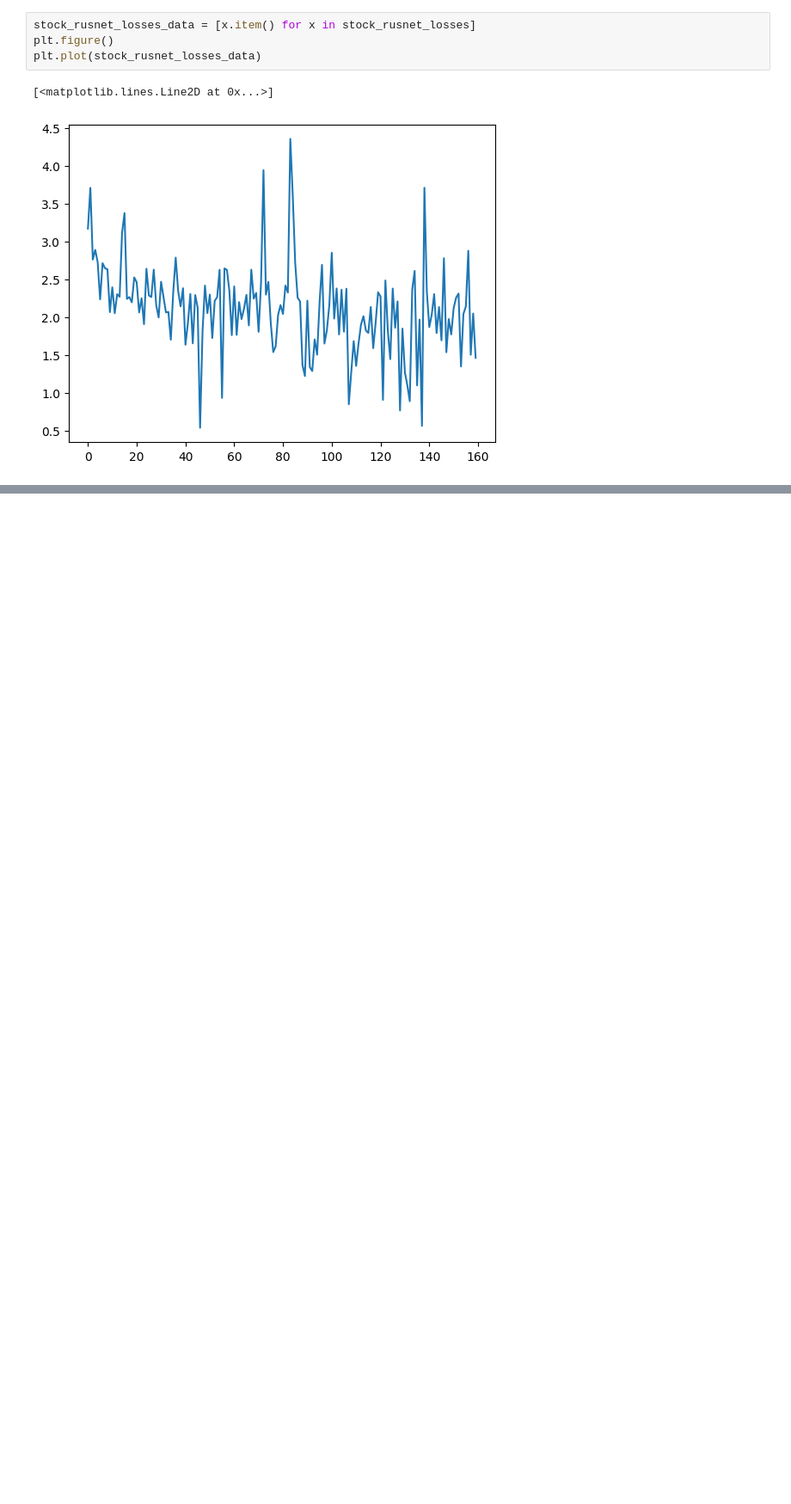
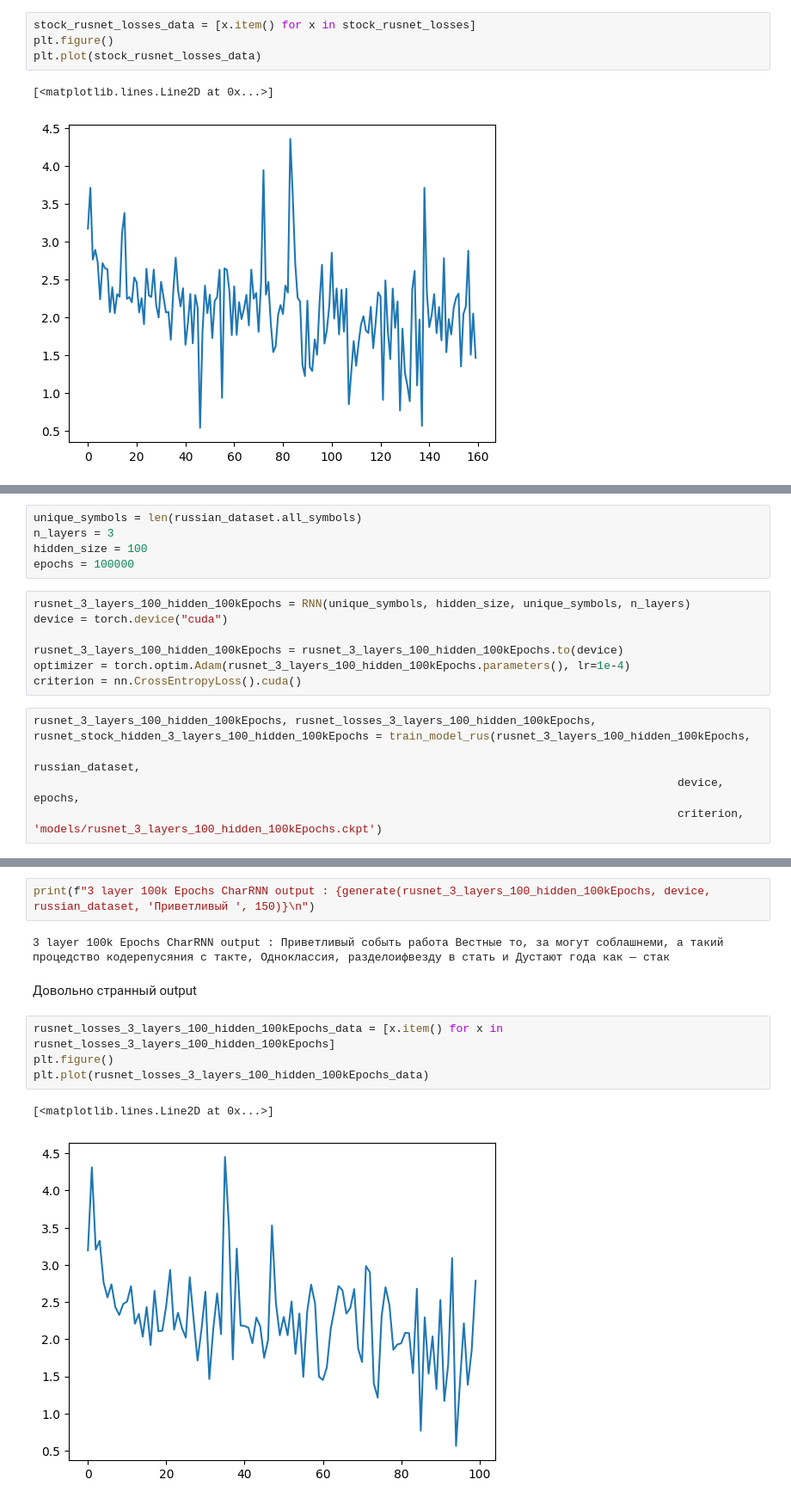
Before and after one commit to HabKaffee/CharRNN_Lab, a Jupyter notebook: Lab4.ipynb, the cells around one changed output, grey strips where cells are left out. Shown: that part at 86% size. Cells and saved outputs as stored; diff of their text form; blank space fills up the shorter version.

```diff
--- a/Lab4.ipynb
+++ b/Lab4.ipynb
@@ -639,0 +724,17 @@ plt.plot(stock_rusnet_losses_data)
+# %%
+unique_symbols = len(russian_dataset.all_symbols)
+n_layers = 3
+hidden_size = 100
+epochs = 100000
+# %%
+rusnet_3_layers_100_hidden_100kEpochs = RNN(unique_symbols, hidden_size, unique_symbols, n_layers)
+device = torch.device("cuda")
+
+rusnet_3_layers_100_hidden_100kEpochs = rusnet_3_layers_100_hidden_100kEpochs.to(device)
+optimizer = torch.optim.Adam(rusnet_3_layers_100_hidden_100kEpochs.parameters(), lr=1e-4)
+criterion = nn.CrossEntropyLoss().cuda()
+# %%
+rusnet_3_layers_100_hidden_100kEpochs, rusnet_losses_3_layers_100_hidden_100kEpochs, rusnet_stock_hidden_3_layers_100_hidden_100kEpochs = train_model_rus(rusnet_3_layers_100_hidden_100kEpochs,
+                                                                                                russian_dataset,
+                                                                                                device, epochs,
+                                                                                                criterion, 'models/rusnet_3_layers_100_hidden_100kEpochs.ckpt')
@@ -639,0 +759,13 @@ plt.plot(stock_rusnet_losses_data)
+# %%
+print(f"3 layer 100k Epochs CharRNN output : {generate(rusnet_3_layers_100_hidden_100kEpochs, device, russian_dataset, 'Приветливый ', 150)}\n")
+# %% [output]
+3 layer 100k Epochs CharRNN output : Приветливый событь работа Вестные то, за могут соблашнеми, а такий процедство кодерепусяния с такте, Одноклассия, разделоифвезду в стать и Дустают года как — стак
+# %% [markdown]
+Довольно странный output
+# %%
+rusnet_losses_3_layers_100_hidden_100kEpochs_data = [x.item() for x in rusnet_losses_3_layers_100_hidden_100kEpochs]
+plt.figure()
+plt.plot(rusnet_losses_3_layers_100_hidden_100kEpochs_data)
+# %% [output]
+[<matplotlib.lines.Line2D at 0x...>]
+[figure, added]
```
Also changed, not shown: parts of 74 cells of this notebook.
